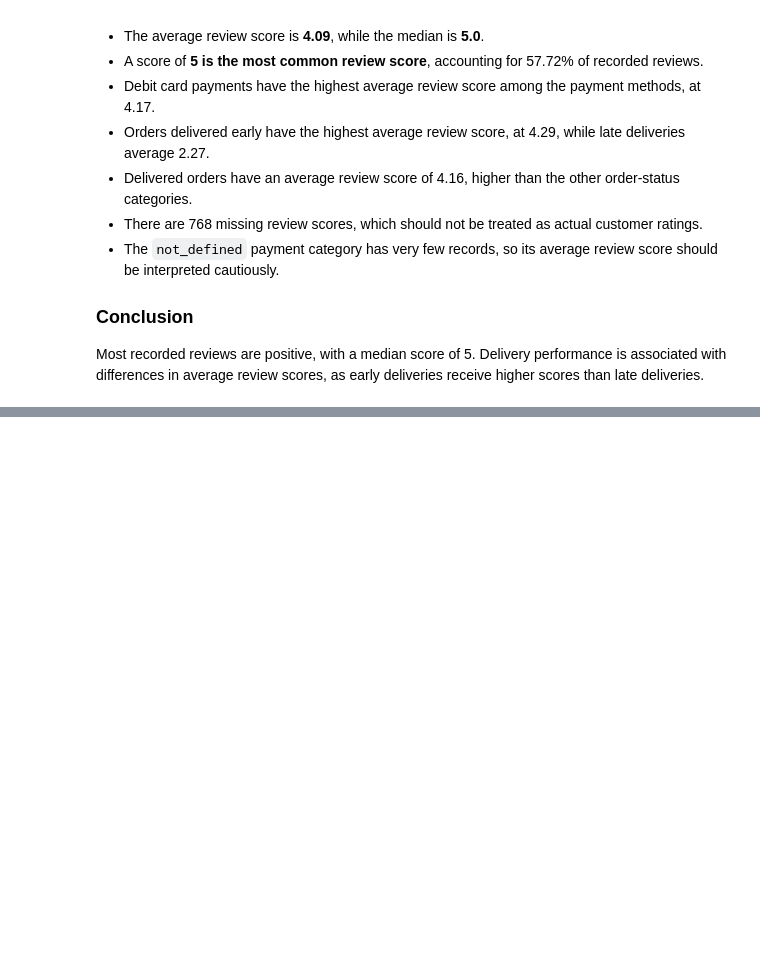
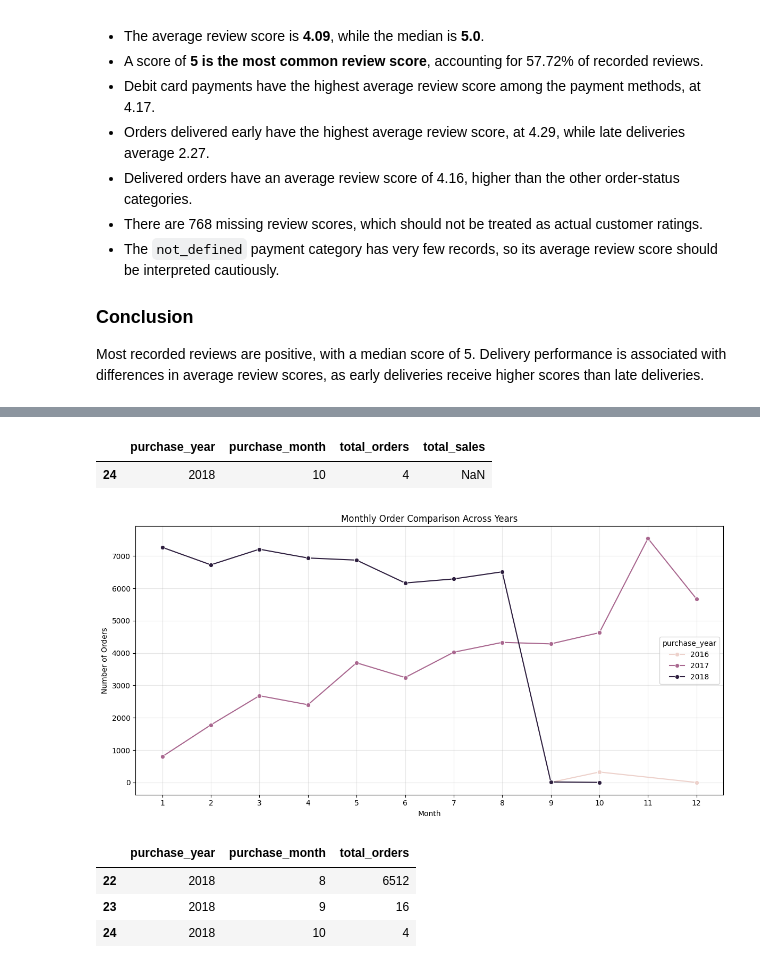
Before and after one commit to PranjaliSBidwe/E-Commerce_Sales_Customer_Behavior_Analysis, a Jupyter notebook: 01_data_understanding.ipynb, the cells around one changed output, grey strips where cells are left out. Saved outputs shown, nothing was run; the diff lists cells and outputs as text; code cells hidden in the pictures; blank space fills up the shorter version.

Commit message:
Advanced EDA and visualizations

```diff
--- a/01_data_understanding.ipynb
+++ b/01_data_understanding.ipynb
@@ -2260,0 +2263,21 @@ Most recorded reviews are positive, with a median score of 5. Delivery performan
+# %%
+
+# Monthly order count and sales value
+
+monthly_analysis = (
+    df_clean
+    .groupby(
+        ["purchase_year", "purchase_month"],
+        observed=True
+    )
+    .agg(
+        total_orders=("order_id", "count"),
+        total_sales=(
+            "price",
+            lambda x: x.sum(min_count=1)
+        )
+    )
+    .reset_index()
+)
+
+monthly_analysis.head(10)
@@ -2260,0 +2296,40 @@ Most recorded reviews are positive, with a median score of 5. Delivery performan
+# %%
+
+monthly_analysis[
+    (monthly_analysis["purchase_year"] == 2018)
+    & (monthly_analysis["purchase_month"] == 10)
+]
+# %% [output]
+|  | purchase_year | purchase_month | total_orders | total_sales |
+| 24 | 2018 | 10 | 4 | NaN |
+# %%
+
+plt.figure(figsize=(12, 6))
+
+sns.lineplot(
+    data=monthly_analysis,
+    x="purchase_month",
+    y="total_orders",
+    hue="purchase_year",
+    marker="o"
+)
+
+plt.title("Monthly Order Comparison Across Years")
+plt.xlabel("Month")
+plt.ylabel("Number of Orders")
+plt.xticks(range(1, 13))
+plt.grid(True, alpha=0.3)
+plt.tight_layout()
+plt.show()
+# %% [output]
+[figure, added]
+# %%
+monthly_analysis[
+    (monthly_analysis["purchase_year"] == 2018)
+    & (monthly_analysis["purchase_month"].isin([8, 9, 10]))
+][["purchase_year", "purchase_month", "total_orders"]]
+# %% [output]
+|  | purchase_year | purchase_month | total_orders |
+| 22 | 2018 | 8 | 6512 |
+| 23 | 2018 | 9 | 16 |
+| 24 | 2018 | 10 | 4 |
```
Also changed, not shown: parts of 11 cells of this notebook.
